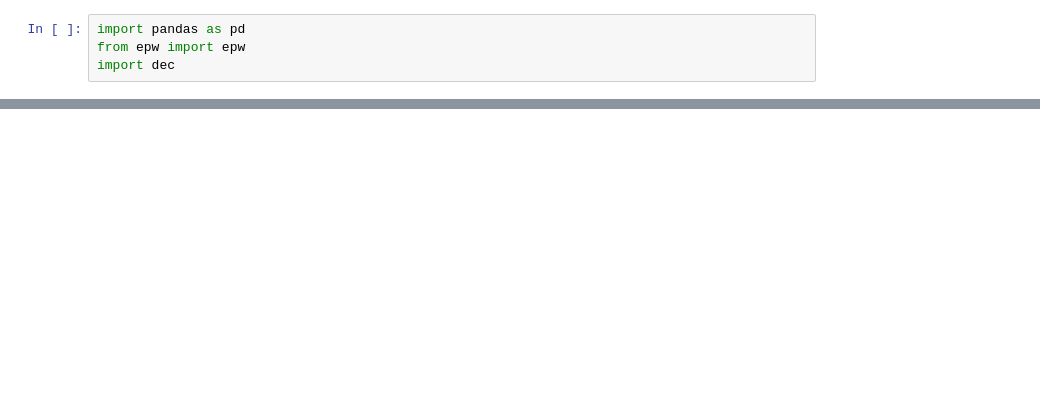
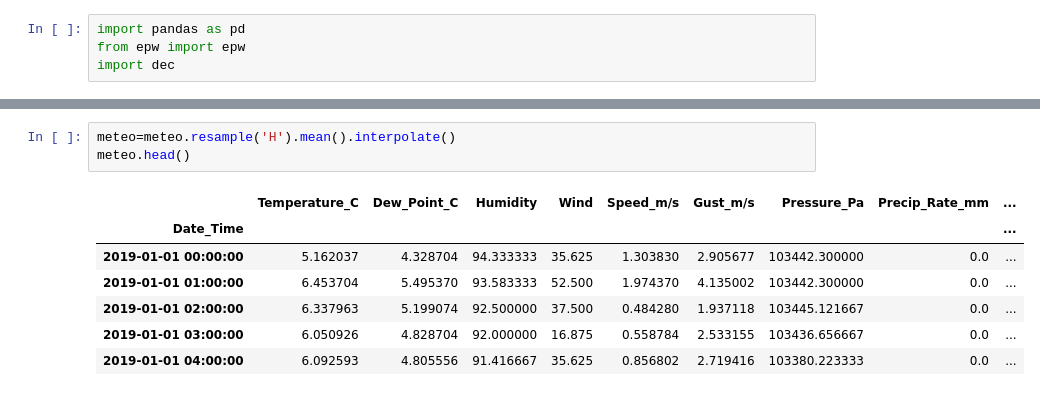
Before and after one commit to Cyrusss-D/ict4building, a Jupyter notebook: Requirements/CHE_Geneva.067000_IWEC/WeatherCustom.ipynb, the cells around one changed output, grey strips where cells are left out. Drawn from its saved outputs; the diff is of its cells as text; blank space fills up the shorter version.

```diff
--- a/Requirements/CHE_Geneva.067000_IWEC/WeatherCustom.ipynb
+++ b/Requirements/CHE_Geneva.067000_IWEC/WeatherCustom.ipynb
@@ -8,0 +16,11 @@ data.read(weather_file)
+# %%
+meteo=meteo.resample('H').mean().interpolate()
+meteo.head()
+# %% [output]
+|  | Temperature_C | Dew_Point_C | Humidity | Wind | Speed_m/s | Gust_m/s | Pressure_Pa | Precip_Rate_mm | ... |
+| Date_Time |  |  |  |  |  |  |  |  | ... |
+| 2019-01-01 00:00:00 | 5.162037 | 4.328704 | 94.333333 | 35.625 | 1.303830 | 2.905677 | 103442.300000 | 0.0 | ... |
+| 2019-01-01 01:00:00 | 6.453704 | 5.495370 | 93.583333 | 52.500 | 1.974370 | 4.135002 | 103442.300000 | 0.0 | ... |
+| 2019-01-01 02:00:00 | 6.337963 | 5.199074 | 92.500000 | 37.500 | 0.484280 | 1.937118 | 103445.121667 | 0.0 | ... |
+| 2019-01-01 03:00:00 | 6.050926 | 4.828704 | 92.000000 | 16.875 | 0.558784 | 2.533155 | 103436.656667 | 0.0 | ... |
+| 2019-01-01 04:00:00 | 6.092593 | 4.805556 | 91.416667 | 35.625 | 0.856802 | 2.719416 | 103380.223333 | 0.0 | ... |
```
Also changed, not shown: parts of 17 cells of this notebook, 45 other files.
